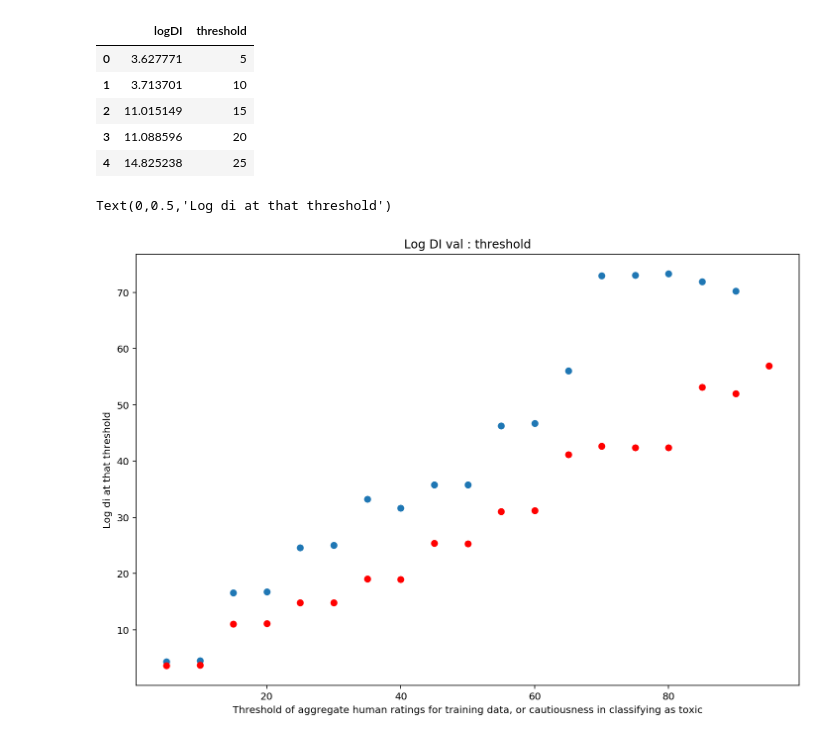
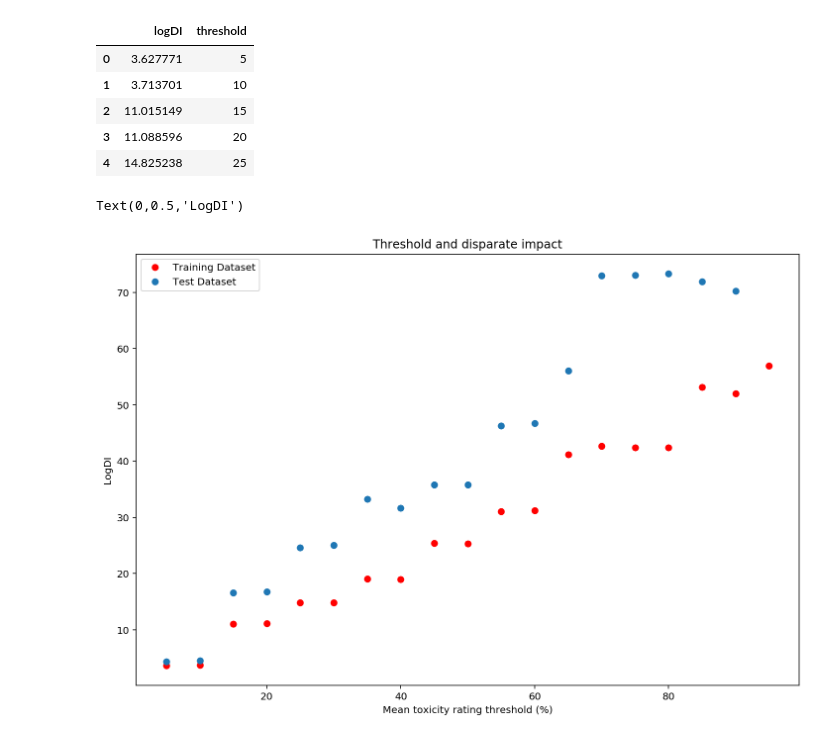
Before and after one commit to nehargupta/cs590_privacy_fairness, a Jupyter notebook: log_DI_graphs.ipynb, the cells around one changed output. Drawn from its saved outputs; the diff is of its cells as text; code cells hidden in the pictures.

Commit message:
Added legend to graph of logDI and threshold.

```diff
--- a/log_DI_graphs.ipynb
+++ b/log_DI_graphs.ipynb
@@ -36,22 +36,24 @@ train_log_thresh.head()
 | 3 | 11.088596 | 20 |
 | 4 | 14.825238 | 25 |
 # %%
-# Attempt to graph threshold x and test logDI y.
+# Graphing the relationship between mean toxicity rating threshold and LogDI.
+# Red dots indicate LogDI of the training data.
+# Blue dots indicate LogDI of the test data.
 
 plt.figure(figsize=(12, 8))
 
 # test_log_thresh.plot(x='threshold', y='logDI')
-plt.plot(test_log_thresh['threshold'], test_log_thresh['logDI'], "o")
-plt.plot(train_log_thresh['threshold'], train_log_thresh['logDI'], "ro")
+plt.plot(train_log_thresh['threshold'], train_log_thresh['logDI'], "ro", label='Training Dataset')
+plt.plot(test_log_thresh['threshold'], test_log_thresh['logDI'], "o", label='Test Dataset')
+plt.legend()
 
 # plt.xlim([0, 100])
 # plt.ylim([-0.05, .3])
-plt.title("Log DI val : threshold")
-plt.xlabel("Threshold of aggregate human ratings for training data, or cautiousness in classifying as toxic")
-plt.ylabel("Log di at that threshold")
+plt.title("Threshold and disparate impact")
+plt.xlabel("Mean toxicity rating threshold (%)") # Threshold of aggregate human ratings for training data, or cautiousness in classifying as toxic")
+plt.ylabel("LogDI")
 
-# The blue line is the the log DIs for the test data, the red line is the log DIs for the training data.
-# You could also try mapping the difference between the two DIs against threshold.
+# You could also try mapping the difference between test DI and training DI against the threshold.
 # %% [output]
-Text(0,0.5,'Log di at that threshold')
+Text(0,0.5,'LogDI')
-[figure, old version]
+[figure, new version]
```
Also changed, not shown: parts of 1 cell of this notebook.
